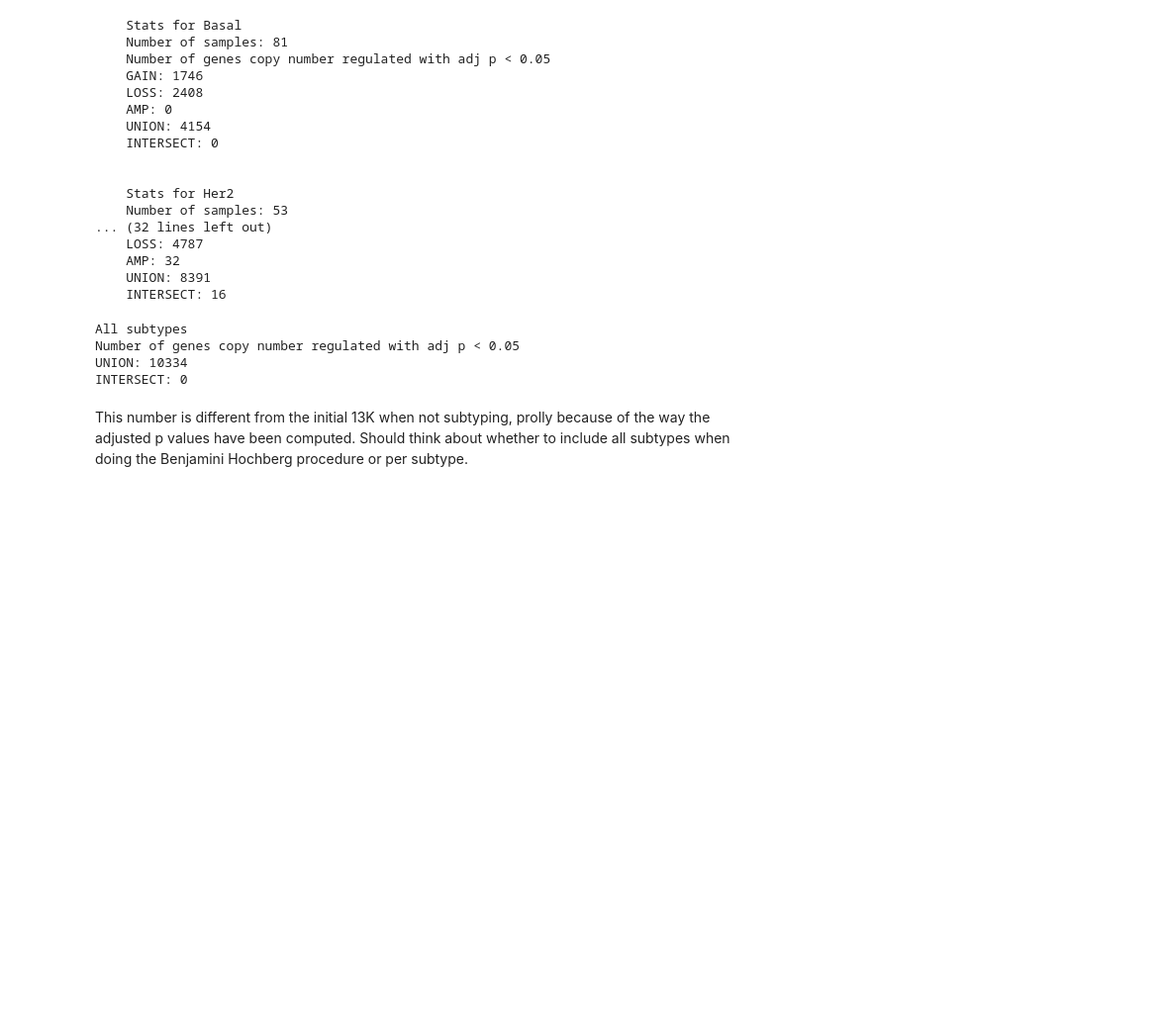
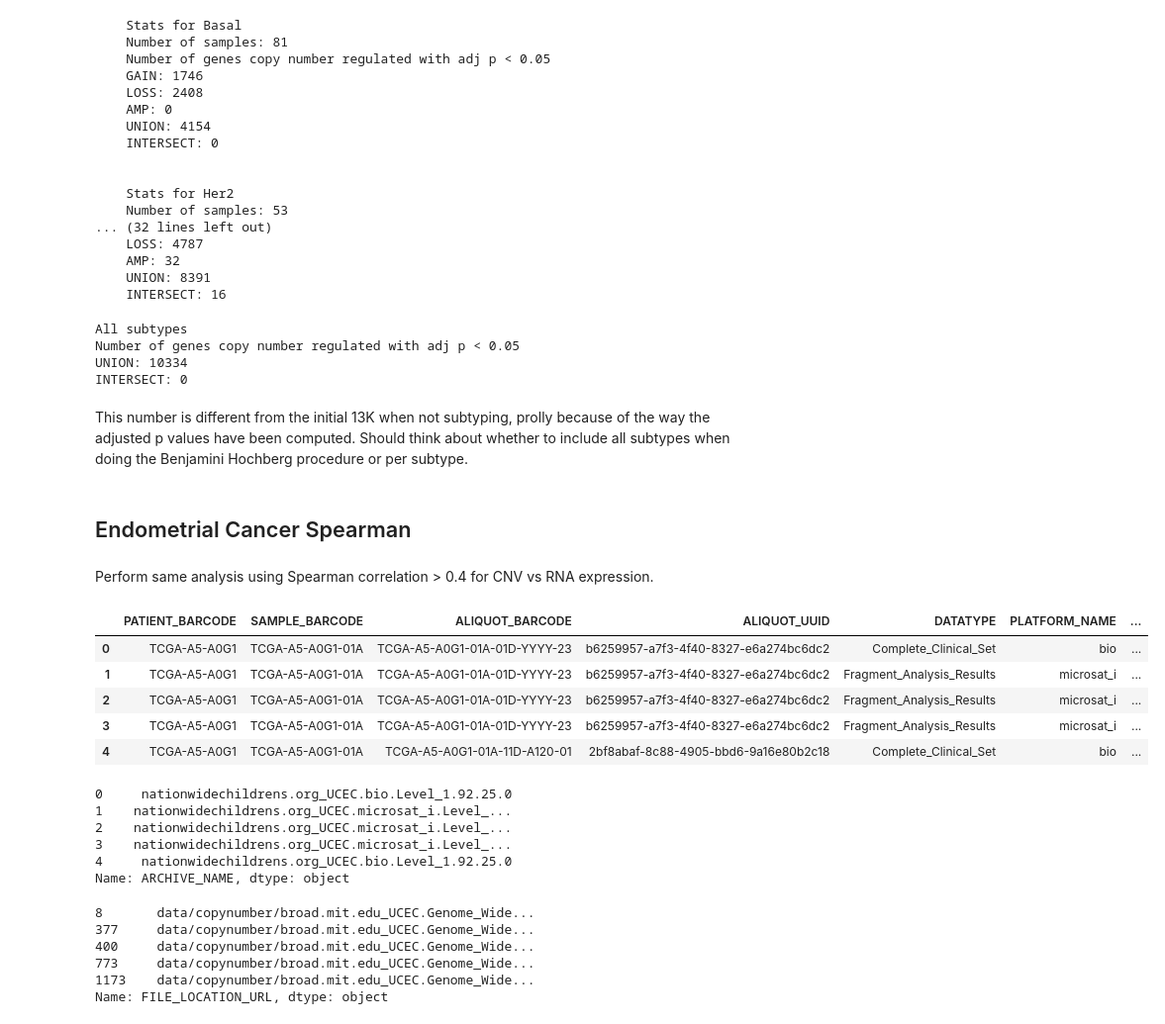
Before and after one commit to inodb/notebooks, a Jupyter notebook: stats/tcga/copy_number_regulation.ipynb, the cells around one changed output. Shown at 99% size. Drawn from its saved outputs; the diff is of its cells as text; code cells hidden in the pictures; blank space fills up the shorter version.

Commit message:
Initiate tcga rnaseq copy regulation

```diff
--- a/stats/tcga/copy_number_regulation.ipynb
+++ b/stats/tcga/copy_number_regulation.ipynb
@@ -284,3 +285,36 @@ UNION: 10334
 INTERSECT: 0
 # %% [markdown]
 This number is different from the initial 13K when not subtyping, prolly because of the way the adjusted p values have been computed. Should think about whether to include all subtypes when doing the Benjamini Hochberg procedure or per subtype.
+# %% [markdown]
+## Endometrial Cancer Spearman
+# %% [markdown]
+Perform same analysis using Spearman correlation > 0.4 for CNV vs RNA expression.
+# %%
+freeze = pd.read_csv("data/UCEC_Final_Data_Freeze.txt", sep="\t")
+# %%
+freeze.head()
+# %% [output]
+|  | PATIENT_BARCODE | SAMPLE_BARCODE | ALIQUOT_BARCODE | ALIQUOT_UUID | DATATYPE | PLATFORM_NAME | ... |
+| 0 | TCGA-A5-A0G1 | TCGA-A5-A0G1-01A | TCGA-A5-A0G1-01A-01D-YYYY-23 | b6259957-a7f3-4f40-8327-e6a274bc6dc2 | Complete_Clinical_Set | bio | ... |
+| 1 | TCGA-A5-A0G1 | TCGA-A5-A0G1-01A | TCGA-A5-A0G1-01A-01D-YYYY-23 | b6259957-a7f3-4f40-8327-e6a274bc6dc2 | Fragment_Analysis_Results | microsat_i | ... |
+| 2 | TCGA-A5-A0G1 | TCGA-A5-A0G1-01A | TCGA-A5-A0G1-01A-01D-YYYY-23 | b6259957-a7f3-4f40-8327-e6a274bc6dc2 | Fragment_Analysis_Results | microsat_i | ... |
+| 3 | TCGA-A5-A0G1 | TCGA-A5-A0G1-01A | TCGA-A5-A0G1-01A-01D-YYYY-23 | b6259957-a7f3-4f40-8327-e6a274bc6dc2 | Fragment_Analysis_Results | microsat_i | ... |
+| 4 | TCGA-A5-A0G1 | TCGA-A5-A0G1-01A | TCGA-A5-A0G1-01A-11D-A120-01 | 2bf8abaf-8c88-4905-bbd6-9a16e80b2c18 | Complete_Clinical_Set | bio | ... |
+# %%
+freeze.ARCHIVE_NAME.head()
+# %% [output]
+0     nationwidechildrens.org_UCEC.bio.Level_1.92.25.0
+1    nationwidechildrens.org_UCEC.microsat_i.Level_...
+2    nationwidechildrens.org_UCEC.microsat_i.Level_...
+3    nationwidechildrens.org_UCEC.microsat_i.Level_...
+4     nationwidechildrens.org_UCEC.bio.Level_1.92.25.0
+Name: ARCHIVE_NAME, dtype: object
+# %%
+freeze.FILE_LOCATION_URL[freeze.FILE_LOCATION_URL.str.contains("nocnv_hg19.seg.txt")].apply(lambda x: "/".join(["data", "copynumber"] + x.split("/")[-2:]))
+# %% [output]
+8       data/copynumber/broad.mit.edu_UCEC.Genome_Wide...
+377     data/copynumber/broad.mit.edu_UCEC.Genome_Wide...
+400     data/copynumber/broad.mit.edu_UCEC.Genome_Wide...
+773     data/copynumber/broad.mit.edu_UCEC.Genome_Wide...
+1173    data/copynumber/broad.mit.edu_UCEC.Genome_Wide...
+Name: FILE_LOCATION_URL, dtype: object
```
Also changed, not shown: parts of 31 cells of this notebook, 1 other file.
